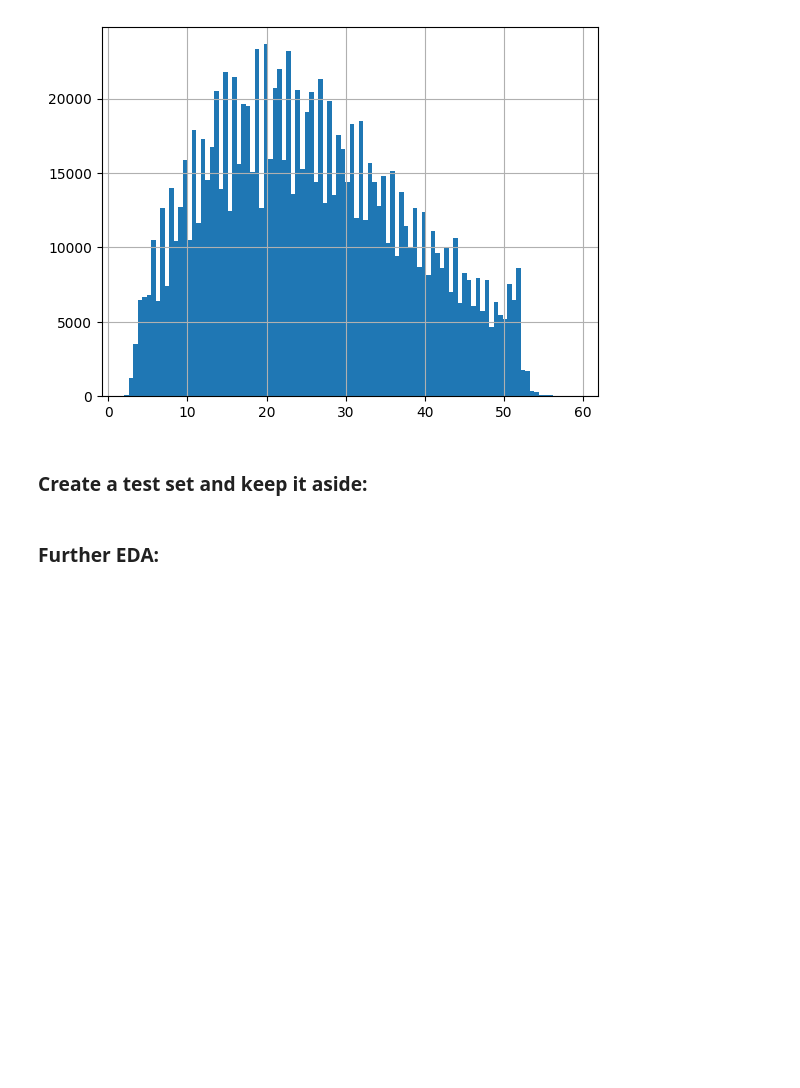
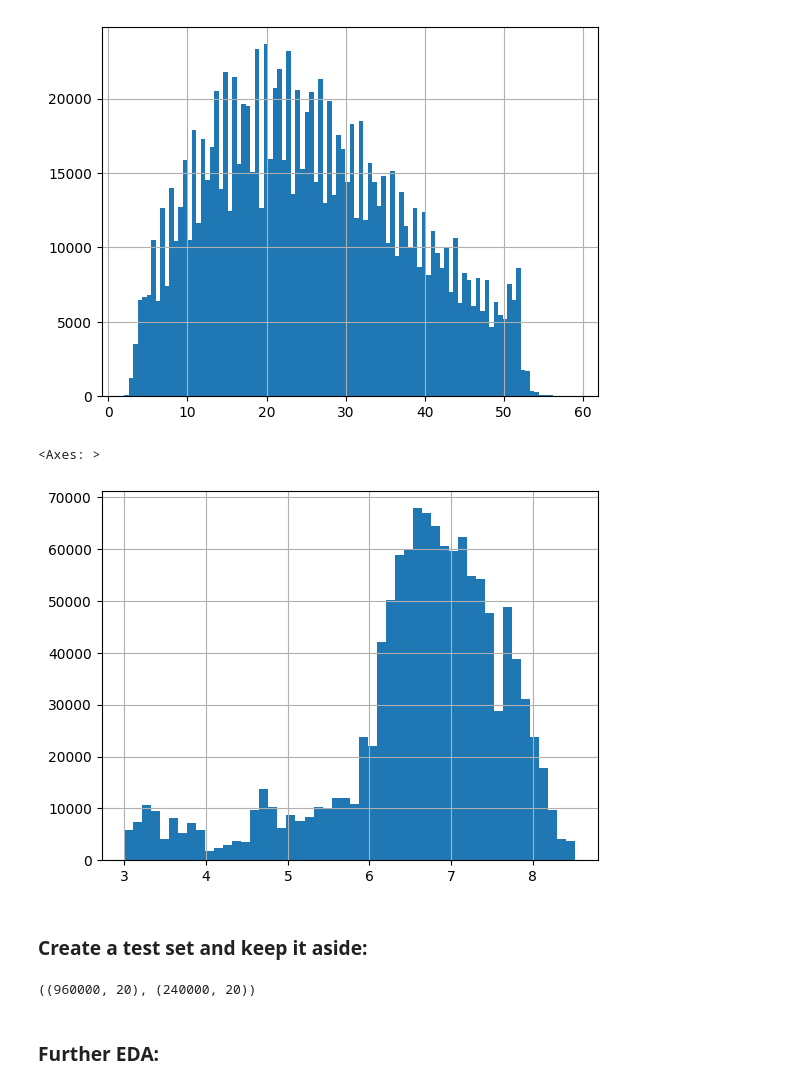
Before and after one commit to abhixshek/Kaggle-01-Insurance-Premium-Prediction, a Jupyter notebook: insurance_premium_pred.ipynb, the cells around one changed output. Cells and saved outputs as stored; diff of their text form; code cells hidden in the pictures; blank space fills up the shorter version.

```diff
--- a/insurance_premium_pred.ipynb
+++ b/insurance_premium_pred.ipynb
@@ -187,12 +209,21 @@ train_df.health_score.hist(bins= 100)
 # %% [output]
 <Axes: >
 [figure]
+# %%
+pd.Series(np.log(train_df.premium_amount)).hist(bins=50)
+# %% [output]
+<Axes: >
+[figure, added]
 # %% [markdown]
 ### Create a test set and keep it aside:
 # %%
 from sklearn.model_selection import train_test_split
 # %%
 train_set, test_set = train_test_split(train_df, test_size=0.2, random_state=42)
+# %%
+train_set.shape, test_set.shape
+# %% [output]
+((960000, 20), (240000, 20))
 # %% [markdown]
 ### Further EDA:
 # %%
```
Also changed, not shown: parts of 111 cells of this notebook.
